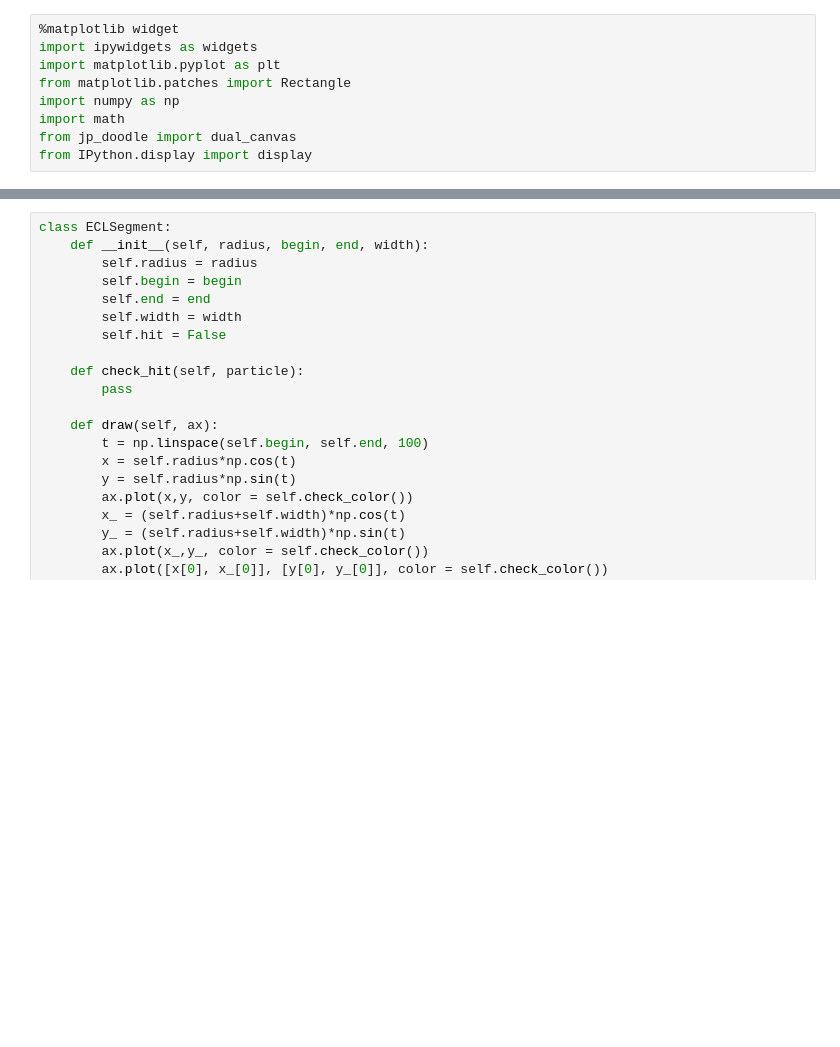
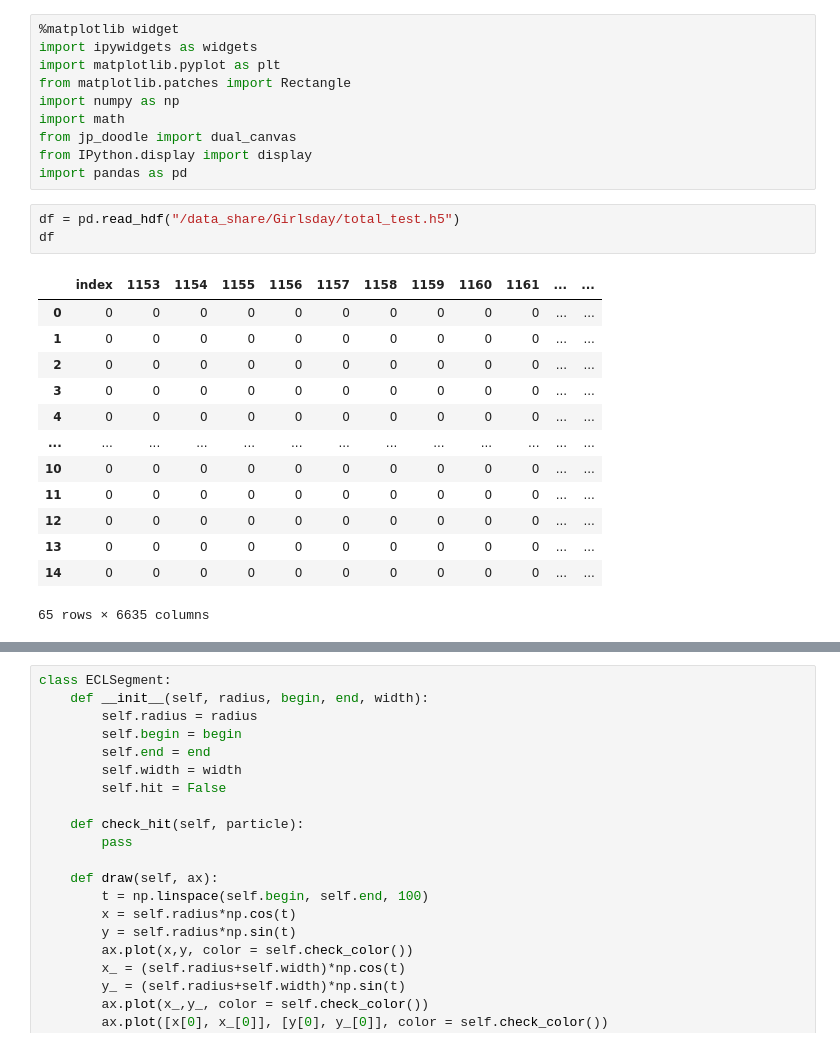
Before and after one commit to haide-i/Masterclass-BelleII, a Jupyter notebook: Prototype.ipynb, the cells around one changed output, grey strips where cells are left out. Cells and saved outputs as stored; diff of their text form; blank space fills up the shorter version.

```diff
--- a/Prototype.ipynb
+++ b/Prototype.ipynb
@@ -7,6 +7,24 @@ import numpy as np
 import math
 from jp_doodle import dual_canvas
 from IPython.display import display
+import pandas as pd
+# %%
+df = pd.read_hdf("/data_share/Girlsday/total_test.h5")
+df
+# %% [output]
+|  | index | 1153 | 1154 | 1155 | 1156 | 1157 | 1158 | 1159 | 1160 | 1161 | ... | ... |
+| 0 | 0 | 0 | 0 | 0 | 0 | 0 | 0 | 0 | 0 | 0 | ... | ... |
+| 1 | 0 | 0 | 0 | 0 | 0 | 0 | 0 | 0 | 0 | 0 | ... | ... |
+| 2 | 0 | 0 | 0 | 0 | 0 | 0 | 0 | 0 | 0 | 0 | ... | ... |
+| 3 | 0 | 0 | 0 | 0 | 0 | 0 | 0 | 0 | 0 | 0 | ... | ... |
+| 4 | 0 | 0 | 0 | 0 | 0 | 0 | 0 | 0 | 0 | 0 | ... | ... |
+| ... | ... | ... | ... | ... | ... | ... | ... | ... | ... | ... | ... | ... |
+| 10 | 0 | 0 | 0 | 0 | 0 | 0 | 0 | 0 | 0 | 0 | ... | ... |
+| 11 | 0 | 0 | 0 | 0 | 0 | 0 | 0 | 0 | 0 | 0 | ... | ... |
+| 12 | 0 | 0 | 0 | 0 | 0 | 0 | 0 | 0 | 0 | 0 | ... | ... |
+| 13 | 0 | 0 | 0 | 0 | 0 | 0 | 0 | 0 | 0 | 0 | ... | ... |
+| 14 | 0 | 0 | 0 | 0 | 0 | 0 | 0 | 0 | 0 | 0 | ... | ... |
+65 rows × 6635 columns
 # %%
 class TrackingSegment:
 
```
Also changed, not shown: parts of 10 cells of this notebook.
